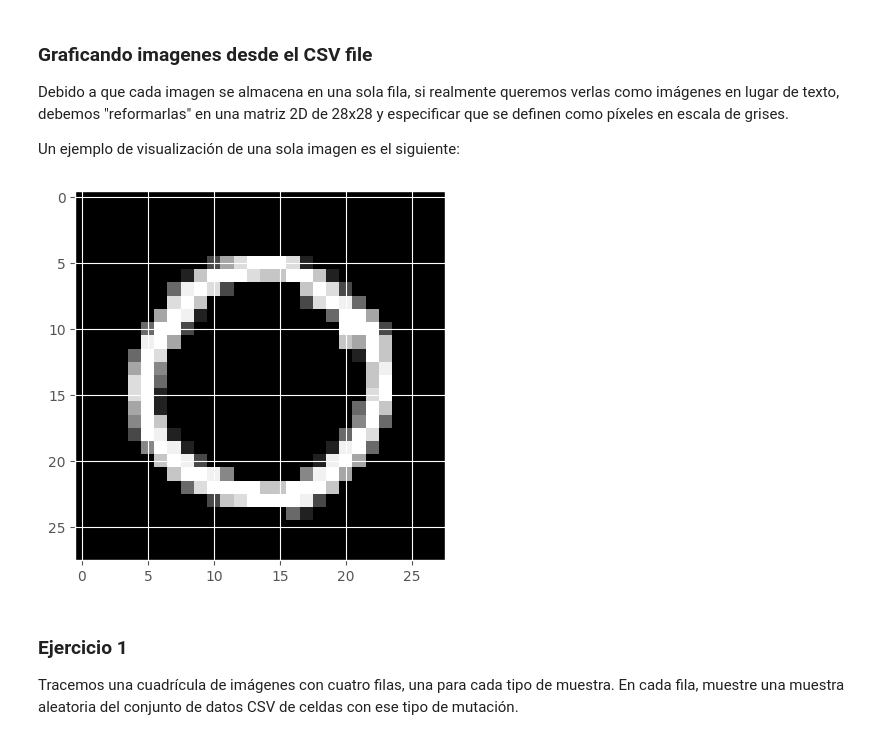
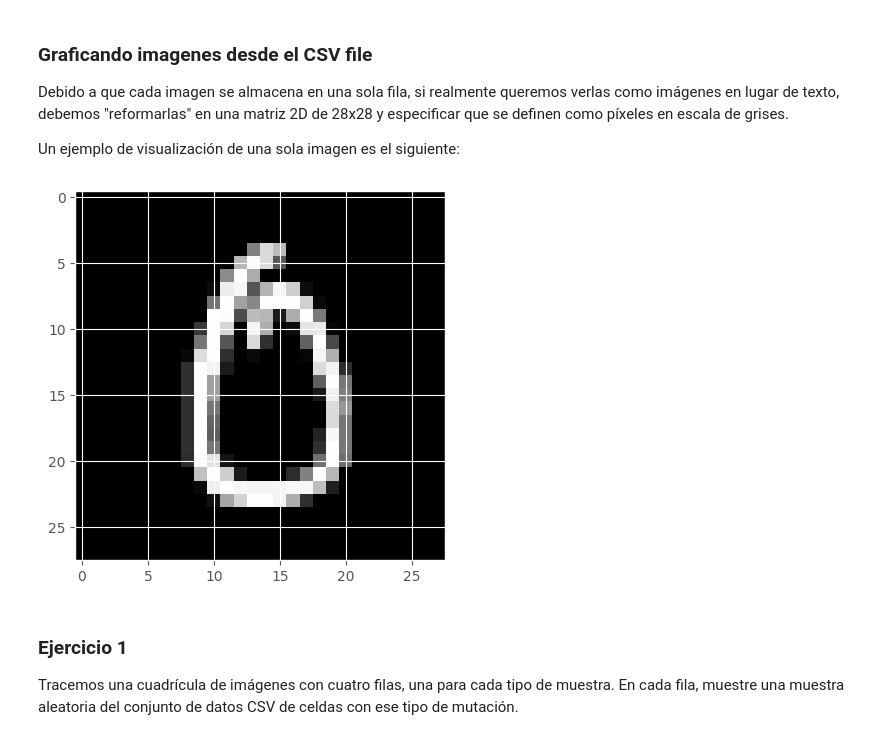
Before and after one commit to dfbustosus/Bootcamp-DS-2024-I, a Jupyter notebook: Clase 29 y 30 - 18 y 20 Jun 2024/Caso Redes neuronales imagenes cancer.ipynb, the cells around one changed output. Drawn from its saved outputs; the diff is of its cells as text; code cells hidden in the pictures.

```diff
--- a/Clase 29 y 30 - 18 y 20 Jun 2024/Caso Redes neuronales imagenes cancer.ipynb
+++ b/Clase 29 y 30 - 18 y 20 Jun 2024/Caso Redes neuronales imagenes cancer.ipynb
@@ -208,13 +222,13 @@ Debido a que cada imagen se almacena en una sola fila, si realmente queremos ver
 Un ejemplo de visualización de una sola imagen es el siguiente:
 # %%
 # reshape a 28x28 pixels
-img = all_imgs[105].reshape((28,28))
+img = all_imgs[120].reshape((28,28))
 
 # mostrar en la escala "greys"
 plt.imshow(img, cmap="Greys")
 plt.show()
 # %% [output]
-[figure, old version]
+[figure, new version]
 # %% [markdown]
 ### Ejercicio 1
 
```
Also changed, not shown: parts of 22 cells of this notebook, 5 other files.
